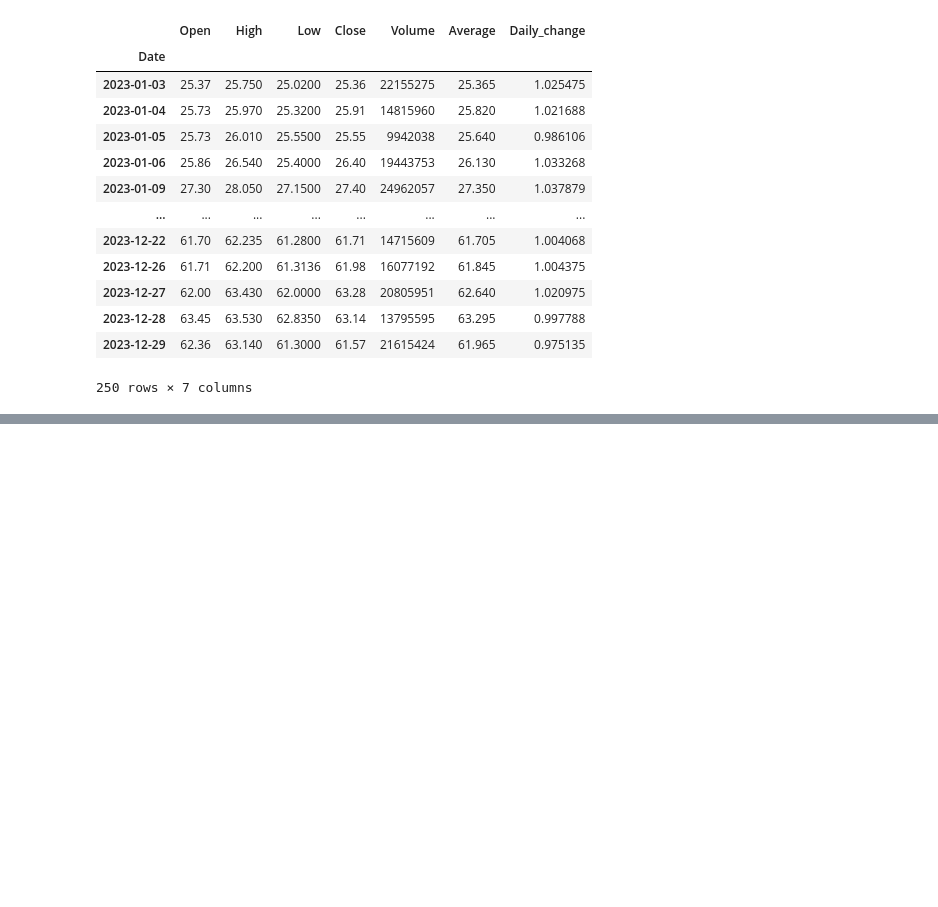
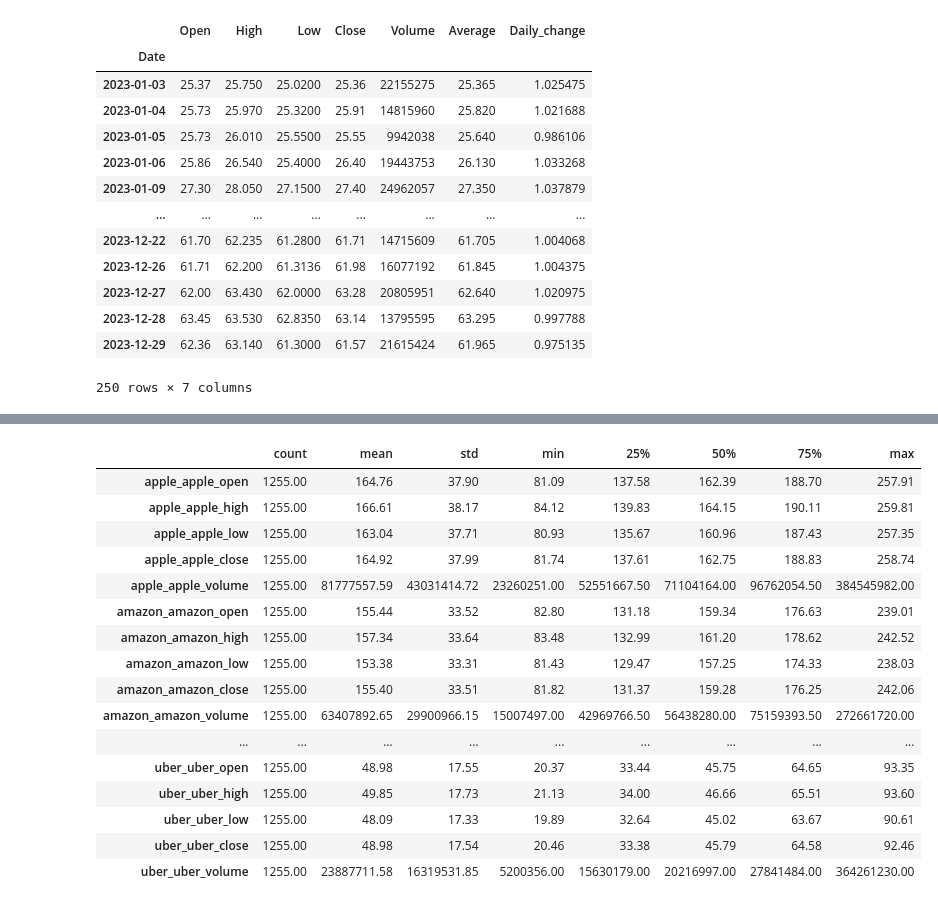
Before and after one commit to tomaszmm3/data-science, a Jupyter notebook: pandas.ipynb, the cells around one changed output, grey strips where cells are left out. Saved outputs shown, nothing was run; the diff lists cells and outputs as text; code cells hidden in the pictures; blank space fills up the shorter version.

```diff
--- a/pandas.ipynb
+++ b/pandas.ipynb
@@ -264,0 +332,21 @@ df[df.index.year == 2023]
+# %%
+pd.set_option('display.float_format', lambda x: f'{x:.2f}')
+df.describe().T
+# %% [output]
+|  | count | mean | std | min | 25% | 50% | 75% | max |
+| apple_apple_open | 1255.00 | 164.76 | 37.90 | 81.09 | 137.58 | 162.39 | 188.70 | 257.91 |
+| apple_apple_high | 1255.00 | 166.61 | 38.17 | 84.12 | 139.83 | 164.15 | 190.11 | 259.81 |
+| apple_apple_low | 1255.00 | 163.04 | 37.71 | 80.93 | 135.67 | 160.96 | 187.43 | 257.35 |
+| apple_apple_close | 1255.00 | 164.92 | 37.99 | 81.74 | 137.61 | 162.75 | 188.83 | 258.74 |
+| apple_apple_volume | 1255.00 | 81777557.59 | 43031414.72 | 23260251.00 | 52551667.50 | 71104164.00 | 96762054.50 | 384545982.00 |
+| amazon_amazon_open | 1255.00 | 155.44 | 33.52 | 82.80 | 131.18 | 159.34 | 176.63 | 239.01 |
+| amazon_amazon_high | 1255.00 | 157.34 | 33.64 | 83.48 | 132.99 | 161.20 | 178.62 | 242.52 |
+| amazon_amazon_low | 1255.00 | 153.38 | 33.31 | 81.43 | 129.47 | 157.25 | 174.33 | 238.03 |
+| amazon_amazon_close | 1255.00 | 155.40 | 33.51 | 81.82 | 131.37 | 159.28 | 176.25 | 242.06 |
+| amazon_amazon_volume | 1255.00 | 63407892.65 | 29900966.15 | 15007497.00 | 42969766.50 | 56438280.00 | 75159393.50 | 272661720.00 |
+| ... | ... | ... | ... | ... | ... | ... | ... | ... |
+| uber_uber_open | 1255.00 | 48.98 | 17.55 | 20.37 | 33.44 | 45.75 | 64.65 | 93.35 |
+| uber_uber_high | 1255.00 | 49.85 | 17.73 | 21.13 | 34.00 | 46.66 | 65.51 | 93.60 |
+| uber_uber_low | 1255.00 | 48.09 | 17.33 | 19.89 | 32.64 | 45.02 | 63.67 | 90.61 |
+| uber_uber_close | 1255.00 | 48.98 | 17.54 | 20.46 | 33.38 | 45.79 | 64.58 | 92.46 |
+| uber_uber_volume | 1255.00 | 23887711.58 | 16319531.85 | 5200356.00 | 15630179.00 | 20216997.00 | 27841484.00 | 364261230.00 |
```
Also changed, not shown: parts of 27 cells of this notebook.
